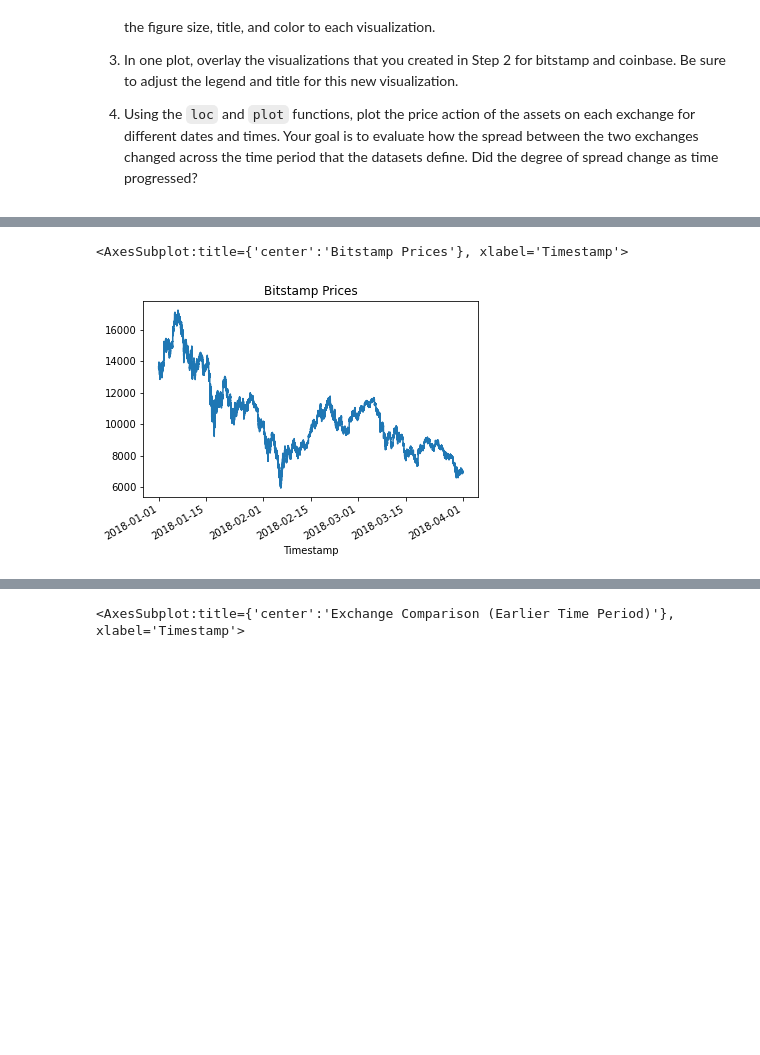
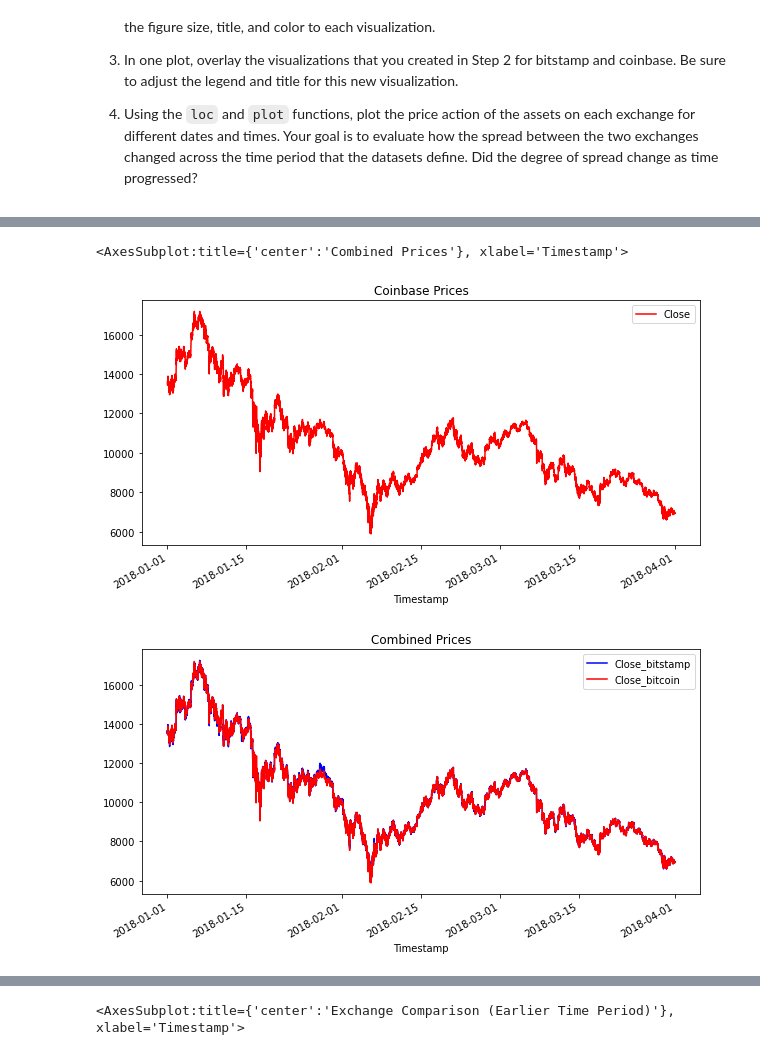
Before and after one commit to millerman421/Module_03_challenge, a Jupyter notebook: Starter_Code/crypto_arbitrage.ipynb, the cells around one changed output, grey strips where cells are left out. Cells and saved outputs as stored; diff of their text form; code cells hidden in the pictures; blank space fills up the shorter version.

```diff
--- a/Starter_Code/crypto_arbitrage.ipynb
+++ b/Starter_Code/crypto_arbitrage.ipynb
@@ -378,8 +378,8 @@ Select the data you want to analyze. Use `loc` or `iloc` to select the following
 * Close
 # %%
 # Use loc or iloc to select `Timestamp (the index)` and `Close` from bitstamp DataFrame
-bitstamp_sliced = # YOUR CODE HERE
+bitstamp_sliced = bitstamp_sliced = bitstamp_dataframe.loc[:,"Close"]
 
 # Review the first five rows of the DataFrame
-# YOUR CODE HERE
+display(bitstamp_sliced.head(5))
 # %% [output]
@@ -393,7 +393,7 @@ bitstamp_sliced = # YOUR CODE HERE
 # %%
 # Use loc or iloc to select `Timestamp (the index)` and `Close` from coinbase DataFrame
-coinbase_sliced = # YOUR CODE HERE
+coinbase_sliced = coinbase_dataframe.loc[:,"Close"]
 
 # Review the first five rows of the DataFrame
-# YOUR CODE HERE
+display(coinbase_sliced.head(5))
 # %% [output]
@@ -444,0 +434,8 @@ Sort through the time series data associated with the bitstamp and coinbase Data
+# %%
+# Generate the summary statistics for the coinbase DataFrame
+display(coinbase_sliced.describe())
+display(coinbase_sliced.skew())
+combined_bitcoin = pd.concat([bitstamp_sliced,coinbase_sliced],axis=1, join="outer")
+combined_bitcoin.columns = ["Close_bitstamp","Close_bitcoin"]
+display(combined_bitcoin)
+display(combined_bitcoin.describe())
@@ -452,10 +483,12 @@ Sort through the time series data associated with the bitstamp and coinbase Data
 # %%
 # Create a line plot for the coinbase DataFrame for the full length of time in the dataset
 # Be sure that the figure size, title, and color are tailored to each visualization
-# YOUR CODE HERE
+coinbase_sliced.plot(figsize=(10,5),title="Coinbase Prices",color="red", legend=True)
+combined_bitcoin.plot(figsize=(10,5),title="Combined Prices",color=["blue","red"], legend=True)
 # %% [output]
-<AxesSubplot:title={'center':'Bitstamp Prices'}, xlabel='Timestamp'>
+<AxesSubplot:title={'center':'Combined Prices'}, xlabel='Timestamp'>
-[figure, old version]
+[figure, new version]
+[figure, added]
 # %%
 # Overlay the visualizations for the bitstamp and coinbase DataFrames in one plot
 # The plot should visualize the prices over the full lenth of the dataset
```
Also changed, not shown: parts of 7 cells of this notebook.
